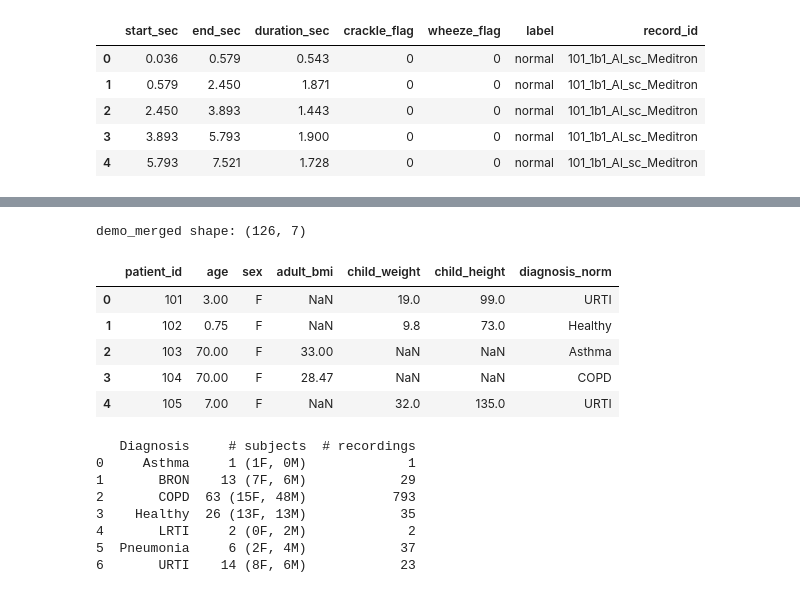
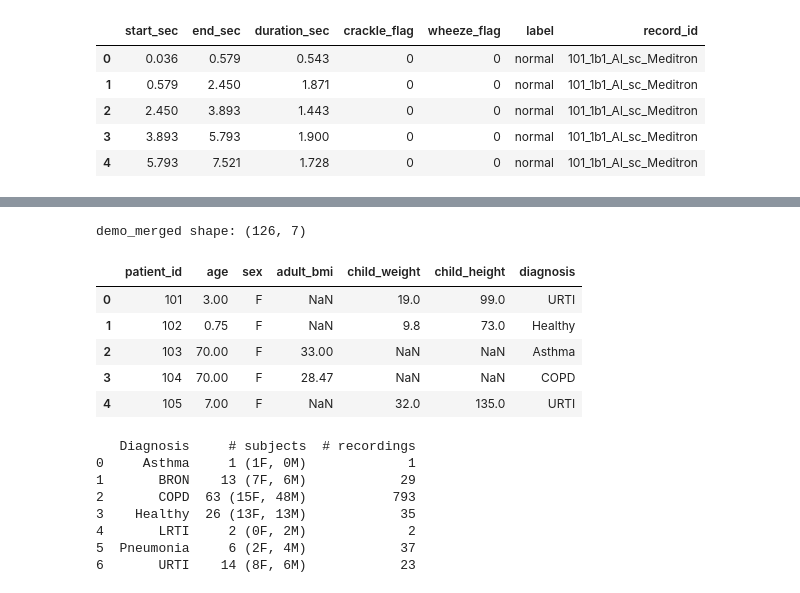
Before and after one commit to EsmeeK1/AI-Onderzoeksvragen, a Jupyter notebook: research_questions/heart_and_lungsounds/notebooks/icbhi/1_icbhi_eda.ipynb, the cells around one changed output, grey strips where cells are left out. Saved outputs shown, nothing was run; the diff lists cells and outputs as text; code cells hidden in the pictures.

```diff
--- a/research_questions/heart_and_lungsounds/notebooks/icbhi/1_icbhi_eda.ipynb
+++ b/research_questions/heart_and_lungsounds/notebooks/icbhi/1_icbhi_eda.ipynb
@@ -178,10 +178,10 @@ def normalize_icbhi_diagnosis(diag):
         return "BRON"
     return diag
 
-patients_df["diagnosis_norm"] = patients_df["diagnosis"].apply(normalize_icbhi_diagnosis)
+patients_df["diagnosis"] = patients_df["diagnosis"].apply(normalize_icbhi_diagnosis)
 
 df = audio_df.merge(
-    patients_df[["patient_id", "diagnosis", "diagnosis_norm"]],
+    patients_df[["patient_id", "diagnosis"]],
     on="patient_id",
     how="left",
 )
@@ -286,17 +294,17 @@ annotations_df shape na merge: (6898, 9)
 # %%
 # demo_df heeft: patient_id, age, sex, adult_bmi, child_weight, child_height
 
 demo_merged = demo_df.merge(
-    patients_df[["patient_id", "diagnosis_norm"]],
+    patients_df[["patient_id", "diagnosis"]],
     on="patient_id",
     how="inner",
 )
 
 print("demo_merged shape:", demo_merged.shape)
 demo_merged.head()
 # %% [output]
 demo_merged shape: (126, 7)
-|  | patient_id | age | sex | adult_bmi | child_weight | child_height | diagnosis_norm |
+|  | patient_id | age | sex | adult_bmi | child_weight | child_height | diagnosis |
 | 0 | 101 | 3.00 | F | NaN | 19.0 | 99.0 | URTI |
 | 1 | 102 | 0.75 | F | NaN | 9.8 | 73.0 | Healthy |
 | 2 | 103 | 70.00 | F | 33.00 | NaN | NaN | Asthma |
```
Also changed, not shown: parts of 16 cells of this notebook, 1 other file.
